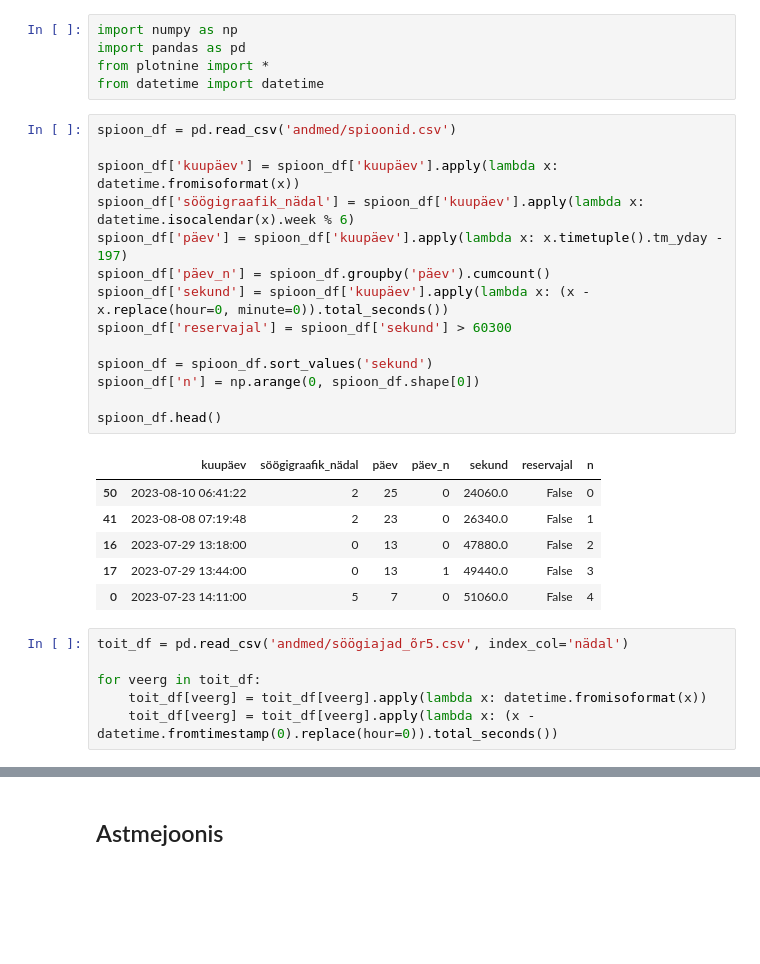
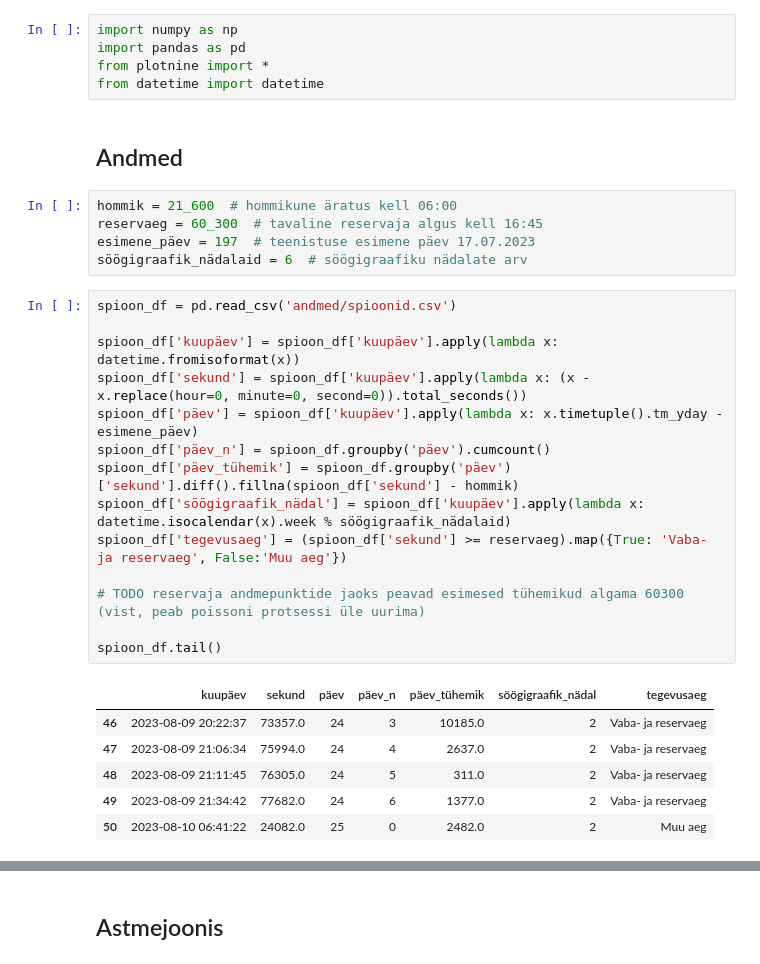
Before and after one commit to mart-mihkel/spioonid, a Jupyter notebook: main.ipynb, the cells around one changed output, grey strips where cells are left out. Drawn from its saved outputs; the diff is of its cells as text; blank space fills up the shorter version.

```diff
--- a/main.ipynb
+++ b/main.ipynb
@@ -3,30 +3,31 @@ import numpy as np
 import pandas as pd
 from plotnine import *
 from datetime import datetime
+# %% [markdown]
+## Andmed
+# %%
+hommik = 21_600  # hommikune äratus kell 06:00
+reservaeg = 60_300  # tavaline reservaja algus kell 16:45
+esimene_päev = 197  # teenistuse esimene päev 17.07.2023
+söögigraafik_nädalaid = 6  # söögigraafiku nädalate arv
 # %%
 spioon_df = pd.read_csv('andmed/spioonid.csv')
 
 spioon_df['kuupäev'] = spioon_df['kuupäev'].apply(lambda x: datetime.fromisoformat(x))
-spioon_df['söögigraafik_nädal'] = spioon_df['kuupäev'].apply(lambda x: datetime.isocalendar(x).week % 6)
-spioon_df['päev'] = spioon_df['kuupäev'].apply(lambda x: x.timetuple().tm_yday - 197)
+spioon_df['sekund'] = spioon_df['kuupäev'].apply(lambda x: (x - x.replace(hour=0, minute=0, second=0)).total_seconds())
+spioon_df['päev'] = spioon_df['kuupäev'].apply(lambda x: x.timetuple().tm_yday - esimene_päev)
 spioon_df['päev_n'] = spioon_df.groupby('päev').cumcount()
-spioon_df['sekund'] = spioon_df['kuupäev'].apply(lambda x: (x - x.replace(hour=0, minute=0)).total_seconds())
-spioon_df['reservajal'] = spioon_df['sekund'] > 60300
+spioon_df['päev_tühemik'] = spioon_df.groupby('päev')['sekund'].diff().fillna(spioon_df['sekund'] - hommik)
+spioon_df['söögigraafik_nädal'] = spioon_df['kuupäev'].apply(lambda x: datetime.isocalendar(x).week % söögigraafik_nädalaid)
+spioon_df['tegevusaeg'] = (spioon_df['sekund'] >= reservaeg).map({True: 'Vaba- ja reservaeg', False:'Muu aeg'})
 
-spioon_df = spioon_df.sort_values('sekund')
-spioon_df['n'] = np.arange(0, spioon_df.shape[0])
+# TODO reservaja andmepunktide jaoks peavad esimesed tühemikud algama 60300 (vist, peab poissoni protsessi üle uurima)
 
-spioon_df.head()
+spioon_df.tail()
 # %% [output]
-|  | kuupäev | söögigraafik_nädal | päev | päev_n | sekund | reservajal | n |
-| 50 | 2023-08-10 06:41:22 | 2 | 25 | 0 | 24060.0 | False | 0 |
-| 41 | 2023-08-08 07:19:48 | 2 | 23 | 0 | 26340.0 | False | 1 |
-| 16 | 2023-07-29 13:18:00 | 0 | 13 | 0 | 47880.0 | False | 2 |
-| 17 | 2023-07-29 13:44:00 | 0 | 13 | 1 | 49440.0 | False | 3 |
-| 0 | 2023-07-23 14:11:00 | 5 | 7 | 0 | 51060.0 | False | 4 |
+|  | kuupäev | sekund | päev | päev_n | päev_tühemik | söögigraafik_nädal | tegevusaeg |
+| 46 | 2023-08-09 20:22:37 | 73357.0 | 24 | 3 | 10185.0 | 2 | Vaba- ja reservaeg |
+| 47 | 2023-08-09 21:06:34 | 75994.0 | 24 | 4 | 2637.0 | 2 | Vaba- ja reservaeg |
+| 48 | 2023-08-09 21:11:45 | 76305.0 | 24 | 5 | 311.0 | 2 | Vaba- ja reservaeg |
+| 49 | 2023-08-09 21:34:42 | 77682.0 | 24 | 6 | 1377.0 | 2 | Vaba- ja reservaeg |
+| 50 | 2023-08-10 06:41:22 | 24082.0 | 25 | 0 | 2482.0 | 2 | Muu aeg |
-# %%
-toit_df = pd.read_csv('andmed/söögiajad_õr5.csv', index_col='nädal')
-
-for veerg in toit_df:
-    toit_df[veerg] = toit_df[veerg].apply(lambda x: datetime.fromisoformat(x))
-    toit_df[veerg] = toit_df[veerg].apply(lambda x: (x - datetime.fromtimestamp(0).replace(hour=0)).total_seconds())
```
Also changed, not shown: parts of 6 cells of this notebook.
